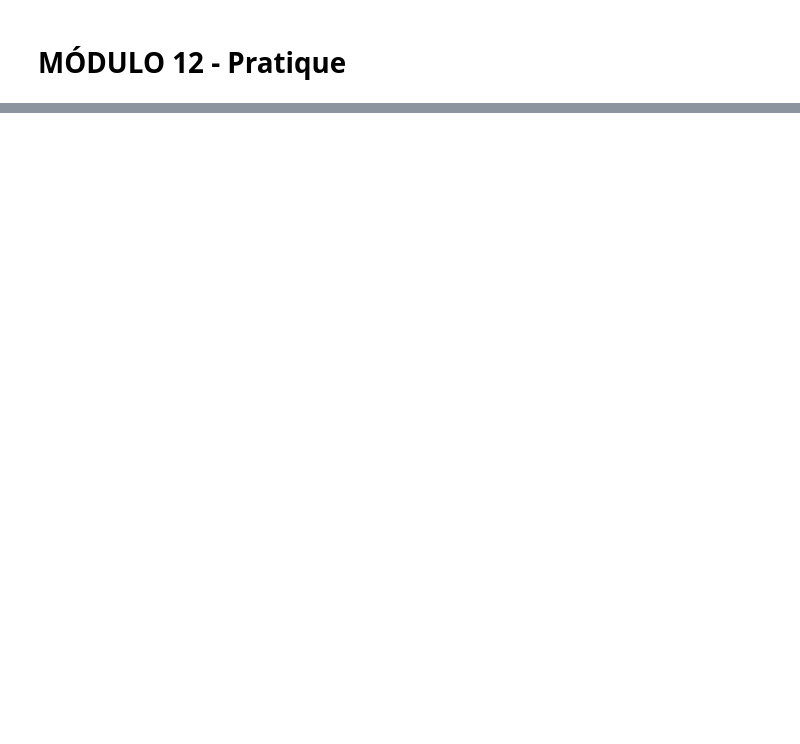
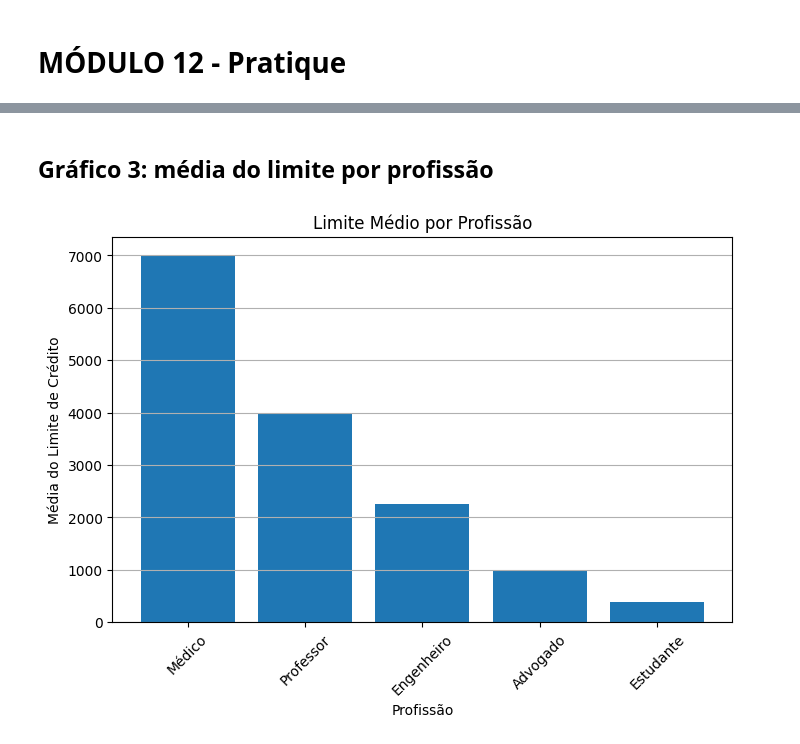
Before and after one commit to oPauLoHiga/ebac_elementos_visuais, a Jupyter notebook: pratica.ipynb, the cells around one changed output, grey strips where cells are left out. Saved outputs shown, nothing was run; the diff lists cells and outputs as text; code cells hidden in the pictures; blank space fills up the shorter version.

```diff
--- a/pratica.ipynb
+++ b/pratica.ipynb
@@ -25,0 +68,15 @@ df.head(5)
+# %% [markdown]
+## Gráfico 3: média do limite por profissão
+# %%
+media_prof = df.groupby('Profissao')['Limite_Credito'].mean().sort_values(ascending=False)
+
+plt.figure(figsize=(8,5))
+plt.bar(media_prof.index, media_prof.values)
+plt.title('Limite Médio por Profissão')
+plt.xlabel('Profissão')
+plt.ylabel('Média do Limite de Crédito')
+plt.xticks(rotation=45)
+plt.grid(axis='y')
+plt.show()
+# %% [output]
+[figure, added]
```
Also changed, not shown: parts of 7 cells of this notebook.
